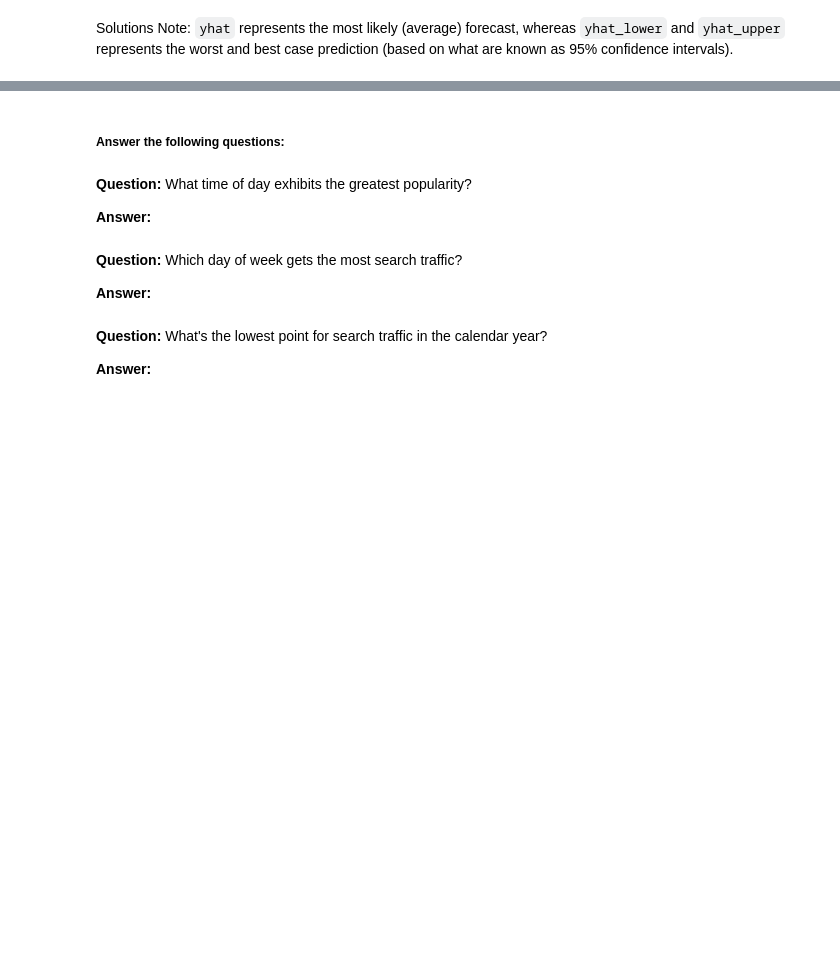
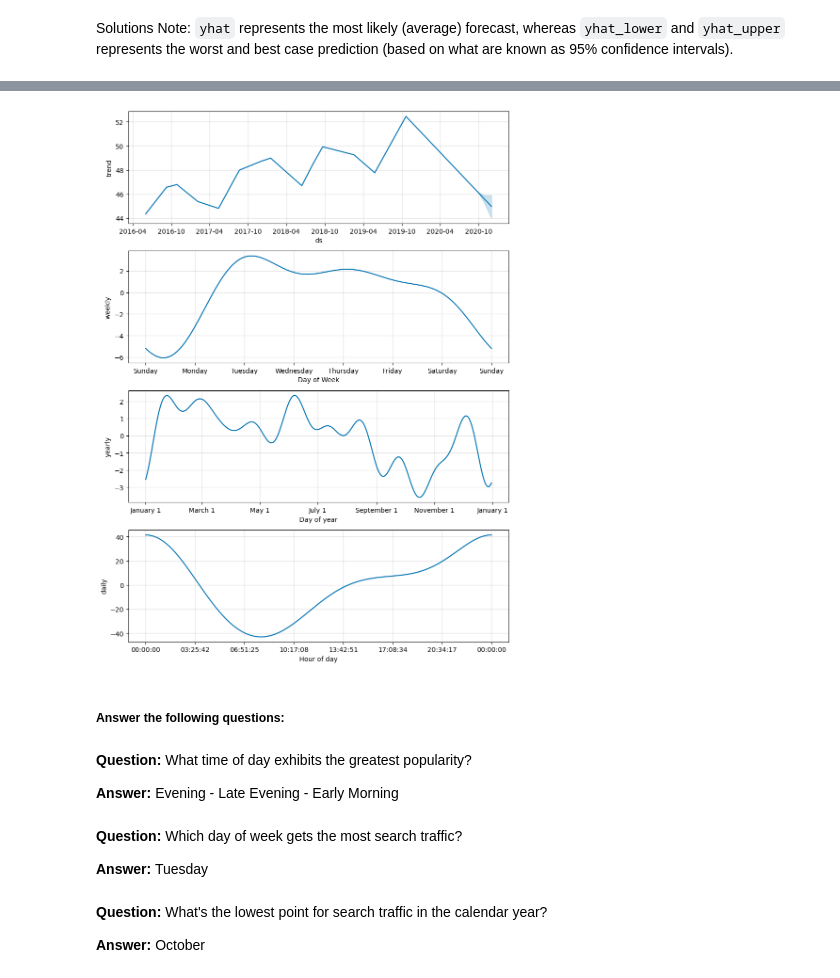
Before and after one commit to tbrown14611/prophet-challenge, a Jupyter notebook: forecasting_net_prophet.ipynb, the cells around one changed output, grey strips where cells are left out. Saved outputs shown, nothing was run; the diff lists cells and outputs as text; code cells hidden in the pictures; blank space fills up the shorter version.

```diff
--- a/forecasting_net_prophet.ipynb
+++ b/forecasting_net_prophet.ipynb
@@ -533,6 +591,8 @@ Now, you need to produce a time series model that analyzes and forecasts pattern
 * What's the lowest point for search traffic in the calendar year?
 # %%
 # Set the index in the forecast_mercado_trends DataFrame to the ds datetime column
-
+df_mercado_trends.index = pd.to_datetime(df_mercado_trends.index)
 
 # View the only the yhat,yhat_lower and yhat_upper columns from the DataFrame
+
+display(forecast[["ds","yhat", "yhat_lower", "yhat_upper"]].head())
@@ -544,20 +616,24 @@ Solutions Note: `yhat` represents the most likely (average) forecast, whereas `y
 # %%
 # Reset the index in the forecast_mercado_trends DataFrame
-
+df_mercado_trends = df_mercado_trends.reset_index(drop=True)
 
 # Use the plot_components function to visualize the forecast results
 # for the forecast_canada DataFrame
+plot_components(m, forecast)    # Plot the forecast components
+plt.show()
+# %% [output]
+[figure, added]
 # %% [markdown]
 ##### Answer the following questions:
 # %% [markdown]
 **Question:** What time of day exhibits the greatest popularity?
 
-**Answer:**
+**Answer:** Evening - Late Evening - Early Morning
 # %% [markdown]
 **Question:** Which day of week gets the most search traffic?
 
-**Answer:**
+**Answer:**  Tuesday
 # %% [markdown]
 **Question:** What's the lowest point for search traffic in the calendar year?
 
-**Answer:**
+**Answer:** October
```
Also changed, not shown: parts of 9 cells of this notebook.
